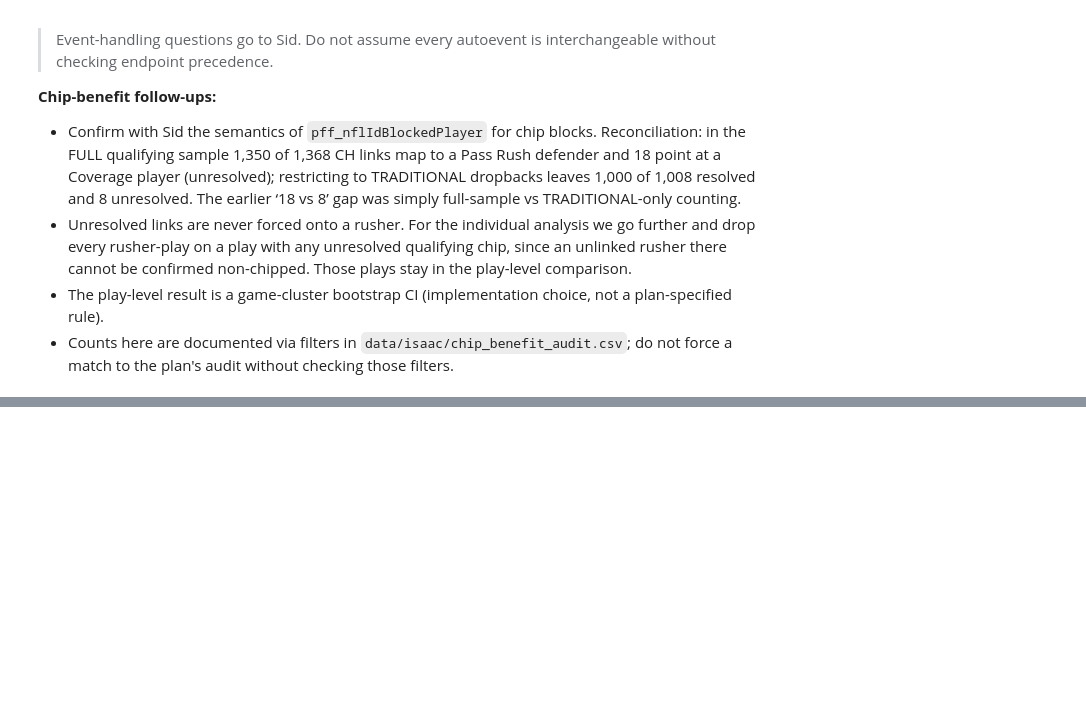
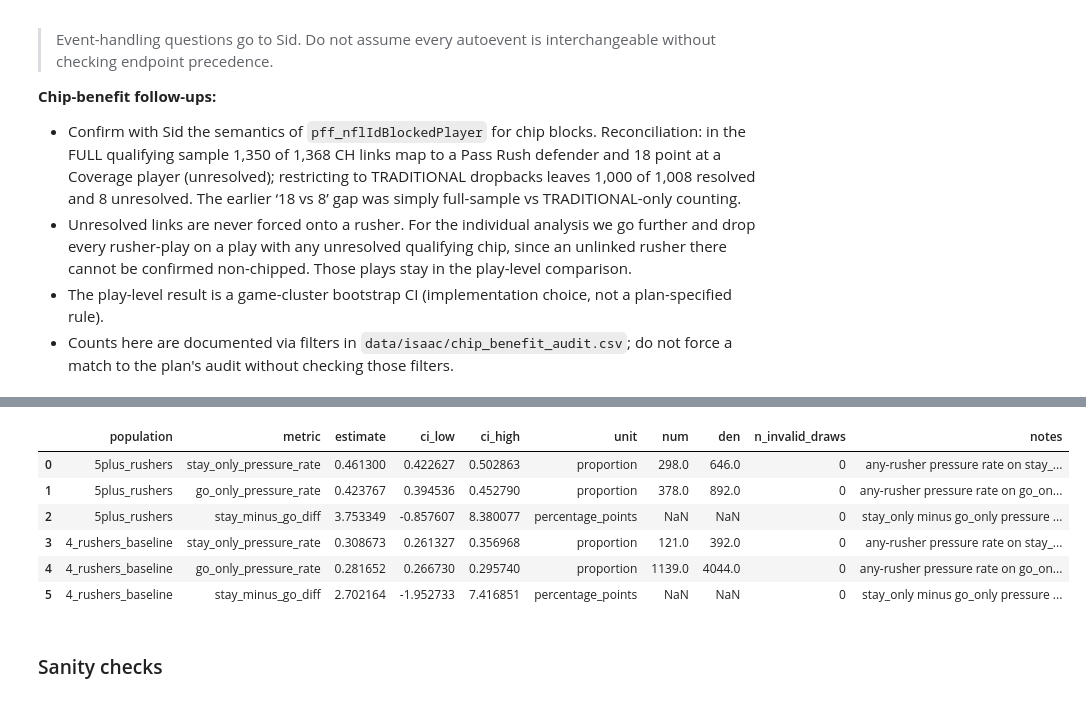
Before and after one commit to isaac-ciravolo/NYUDataBowl, a Jupyter notebook: notebooks/03_pressure_stayorgo.ipynb, the cells around one changed output, grey strips where cells are left out. Drawn from its saved outputs; the diff is of its cells as text; code cells hidden in the pictures; blank space fills up the shorter version.

```diff
--- a/notebooks/03_pressure_stayorgo.ipynb
+++ b/notebooks/03_pressure_stayorgo.ipynb
@@ -606,0 +865,71 @@ play-level chip+nochip == total known plays: True
+# %%
+OUT = ROOT / 'data' / 'isaac'
+OUT.mkdir(parents=True, exist_ok=True)
+
+# --- one-row-per-play context table (include everything notebook 04 needs) ---
+context_cols = ['gameId','playId','n_rushers','n_block_backs','n_route_backs',
+                'n_backs_on_play','rb_category','any_pressure']
+context = play_ctx[context_cols].sort_values(['gameId','playId']).reset_index(drop=True)
+assert context.duplicated(['gameId','playId']).sum() == 0, 'context not one-row-per-play'
+context.to_csv(OUT / 'stayorgo_play_context.csv', index=False)
+
+# --- summary table ---
+def summary_rows(s, bs, population):
+    return [
+        dict(population=population, metric='stay_only_pressure_rate', estimate=s['stay_rate'],
+             ci_low=bs['stay_ci'][0], ci_high=bs['stay_ci'][1], unit='proportion',
+             num=s['stay_num'], den=s['stay_den'], n_invalid_draws=bs['n_invalid'],
+             notes='any-rusher pressure rate on stay_only plays'),
+        dict(population=population, metric='go_only_pressure_rate', estimate=s['go_rate'],
+             ci_low=bs['go_ci'][0], ci_high=bs['go_ci'][1], unit='proportion',
+             num=s['go_num'], den=s['go_den'], n_invalid_draws=bs['n_invalid'],
+             notes='any-rusher pressure rate on go_only plays'),
+        dict(population=population, metric='stay_minus_go_diff', estimate=s['stay_minus_go_pp'],
+             ci_low=bs['diff_ci'][0], ci_high=bs['diff_ci'][1], unit='percentage_points',
+             num=np.nan, den=np.nan, n_invalid_draws=bs['n_invalid'],
+             notes='stay_only minus go_only pressure rate; game-cluster bootstrap CI'),
+    ]
+
+summary = pd.DataFrame(
+    summary_rows(slice_5plus, bs_5plus, '5plus_rushers')
+    + summary_rows(slice_4, bs_4, '4_rushers_baseline')
+)
+for c in ['estimate','ci_low','ci_high']:
+    summary[c] = summary[c].round(6)
+
+# --- audit counts: category totals + every rusher-total bucket + exclusions ---
+audit_rows = [
+    dict(item='analysis_population', value='TRADITIONAL dropbacks (chosen common population)'),
+    dict(item='traditional_plays', value=len(play_ctx)),
+    dict(item='stay_only_plays', value=int((play_ctx['rb_category']=='stay_only').sum())),
+    dict(item='go_only_plays', value=int((play_ctx['rb_category']=='go_only').sum())),
+    dict(item='mixed_plays_excluded', value=int((play_ctx['rb_category']=='mixed').sum())),
+    dict(item='neither_unknown_plays_excluded', value=int((play_ctx['rb_category']=='neither_unknown').sum())),
+    dict(item='unknown_pressure_outcome_plays', value=int(play_ctx['any_pressure'].isna().sum())),
+    dict(item='primary_stay_go_plays_known', value=len(primary)),
+    dict(item='n_bootstrap', value=N_BOOTSTRAP),
+    dict(item='random_seed', value=RANDOM_SEED),
+    dict(item='bs_valid_draws_5plus', value=bs_5plus['n_valid']),
+    dict(item='bs_invalid_draws_5plus', value=bs_5plus['n_invalid']),
+    dict(item='bs_valid_draws_4', value=bs_4['n_valid']),
+    dict(item='bs_invalid_draws_4', value=bs_4['n_invalid']),
+]
+# per rusher-total bucket counts (stay/go) within primary
+for bucket, sub in primary.assign(
+        bucket=np.where(primary['n_rushers']>=5, '5plus', primary['n_rushers'].astype(str))
+        ).groupby('bucket'):
+    audit_rows.append(dict(item=f'primary_rushers_{bucket}_stay',
+                           value=int((sub['rb_category']=='stay_only').sum())))
+    audit_rows.append(dict(item=f'primary_rushers_{bucket}_go',
+                           value=int((sub['rb_category']=='go_only').sum())))
+audit = pd.DataFrame(audit_rows)
+
+# save summary + audit together: summary table first, audit as its own file
+summary.to_csv(OUT / 'stayorgo_summary.csv', index=False)
+audit.to_csv(OUT / 'stayorgo_audit.csv', index=False)
+print('saved stay-or-go tables to', OUT)
+print('  stayorgo_play_context.csv rows:', len(context))
+print('  stayorgo_summary.csv rows:', len(summary))
+print('  stayorgo_audit.csv rows:', len(audit))
+summary
+# %% [output]
@@ -606,0 +940,9 @@ play-level chip+nochip == total known plays: True
+|  | population | metric | estimate | ci_low | ci_high | unit | num | den | n_invalid_draws | notes |
+| 0 | 5plus_rushers | stay_only_pressure_rate | 0.461300 | 0.422627 | 0.502863 | proportion | 298.0 | 646.0 | 0 | any-rusher pressure rate on stay_... |
+| 1 | 5plus_rushers | go_only_pressure_rate | 0.423767 | 0.394536 | 0.452790 | proportion | 378.0 | 892.0 | 0 | any-rusher pressure rate on go_on... |
+| 2 | 5plus_rushers | stay_minus_go_diff | 3.753349 | -0.857607 | 8.380077 | percentage_points | NaN | NaN | 0 | stay_only minus go_only pressure ... |
+| 3 | 4_rushers_baseline | stay_only_pressure_rate | 0.308673 | 0.261327 | 0.356968 | proportion | 121.0 | 392.0 | 0 | any-rusher pressure rate on stay_... |
+| 4 | 4_rushers_baseline | go_only_pressure_rate | 0.281652 | 0.266730 | 0.295740 | proportion | 1139.0 | 4044.0 | 0 | any-rusher pressure rate on go_on... |
+| 5 | 4_rushers_baseline | stay_minus_go_diff | 2.702164 | -1.952733 | 7.416851 | percentage_points | NaN | NaN | 0 | stay_only minus go_only pressure ... |
+# %% [markdown]
+### Sanity checks
```
Also changed, not shown: parts of 11 cells of this notebook, 3 other files.
